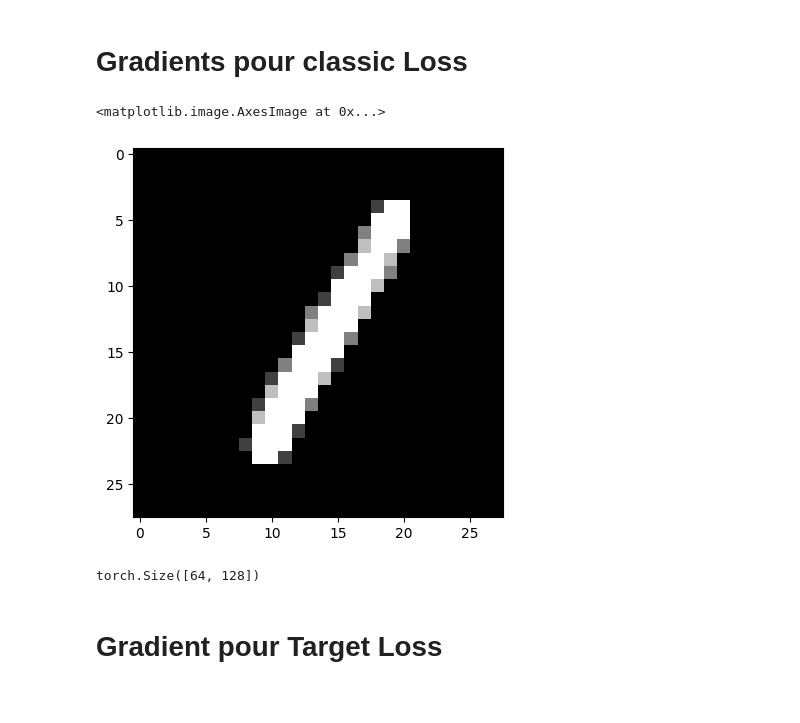
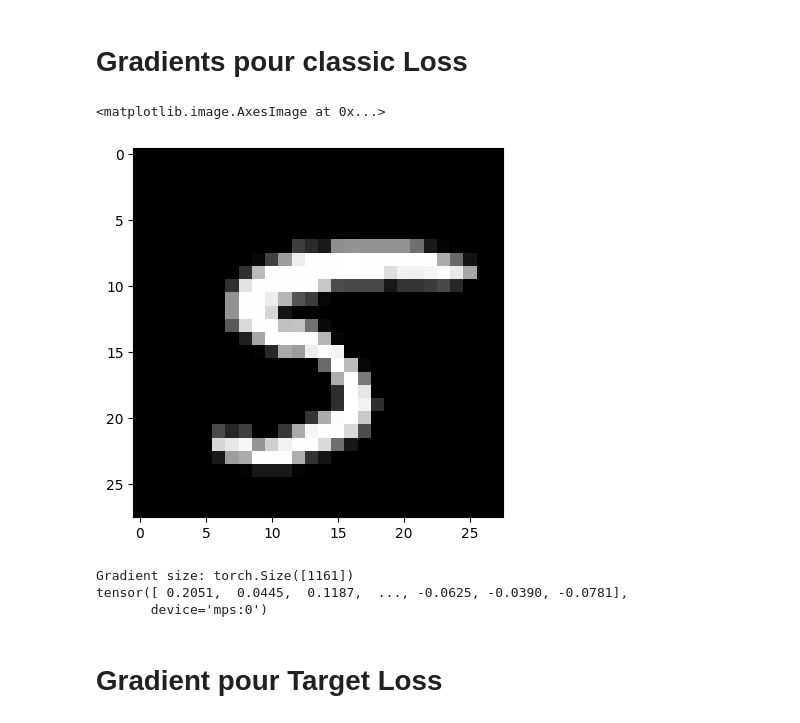
Before and after one commit to owl1996/MachineUL, a Jupyter notebook: main.ipynb, the cells around one changed output. Cells and saved outputs as stored; diff of their text form; code cells hidden in the pictures.

```diff
--- a/main.ipynb
+++ b/main.ipynb
@@ -58,0 +48,11 @@ class_loader = test_loaders[class_name]
+# %%
+bal = balance(test_loaders)
+n_items_class = bal[class_name]
+n_tot = 0
+for key, val in bal.items():
+    if key != class_name:
+        n_tot += val
+proportion = n_items_class / n_tot
+balanced_batch = (1 - proportion) * batch_size / proportion
+# %%
+filtered_loader = filter_loaders(test_loaders, class_name, balanced_batch, shuffle=True, num_workers=num_workers)
@@ -66,9 +74,6 @@ filtered_loader = filter_loaders(test_loaders, class_name, batch_size, shuffle=T
 # %%
-input, label = next(iter(filtered_loader))
+input = next(iter(filtered_loader))
+plt.imshow(input[0][0].squeeze(), cmap='gray')
+# %% [output]
+<matplotlib.image.AxesImage at 0x...>
+[figure, added]
-# %%
-# plot un example d'image input
-import matplotlib.pyplot as plt
-plt.imshow(input[0].squeeze(), cmap='gray')
-# %% [output]
-<matplotlib.image.AxesImage at 0x...>
-[figure, removed]
@@ -116,7 +79,0 @@ def get_pre_layer_grad(model, layer, input, target, criterion):
-# %%
-input, label = input.to(device), label.to(device)
-_, last_layer = list(model.named_children())[-1]
-grad_1 = get_pre_layer_grad(model, last_layer, input, label, torch.nn.CrossEntropyLoss())
-grad_1.size()
-# %% [output]
-torch.Size([64, 128])
@@ -123,3 +132,14 @@ torch.Size([64, 128])
+# %%
+try:
+    grad_1 = get_param_grad_1(model, input)
+    print("Gradient size:", grad_1.size())  # Devrait donner (batch_size, nombre_de_paramètres)
+    print(grad_1)
+except RuntimeError as e:
+    print(e)
+# %% [output]
+Gradient size: torch.Size([1161])
+tensor([ 0.2051,  0.0445,  0.1187,  ..., -0.0625, -0.0390, -0.0781],
+       device='mps:0')
 # %% [markdown]
 # Gradient pour Target Loss
 # %%
```
Also changed, not shown: parts of 27 cells of this notebook.
